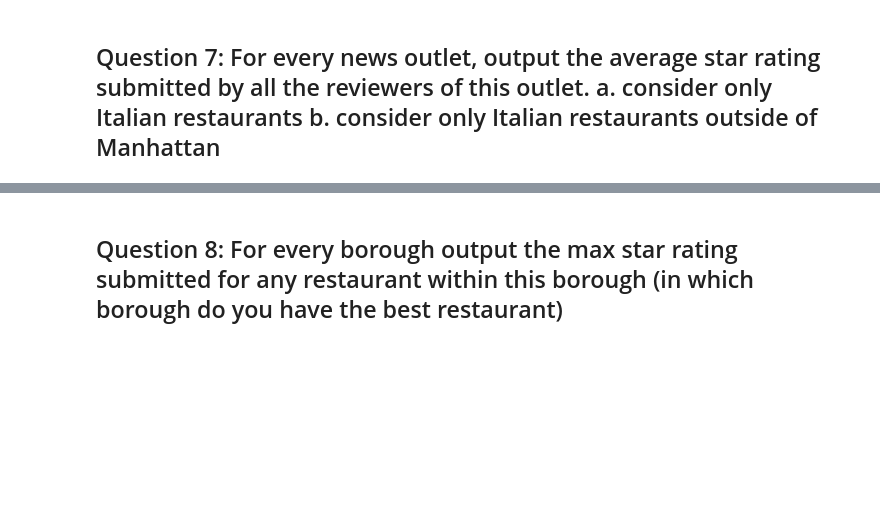
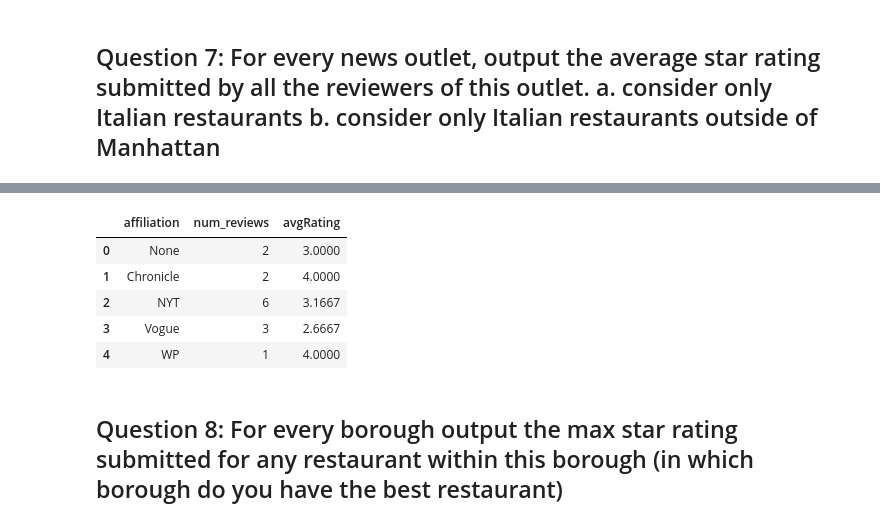
Before and after one commit to ipeirotis/introduction-to-databases, a Jupyter notebook: session5/practice_queries_join_and_aggregation_solutions.ipynb, the cells around one changed output, grey strips where cells are left out. Drawn from its saved outputs; the diff is of its cells as text; code cells hidden in the pictures; blank space fills up the shorter version.

```diff
--- a/session5/practice_queries_join_and_aggregation_solutions.ipynb
+++ b/session5/practice_queries_join_and_aggregation_solutions.ipynb
@@ -303,0 +325,8 @@ Query started at 05:03:00 PM UTC; Query executed in 0.01 m
+# %%
+%%read_sql
+SELECT C.affiliation, COUNT(*) AS num_reviews, AVG(starRating) AS avgRating
+FROM Critic C
+  INNER JOIN Rating R ON R.cID = C.cID
+GROUP BY C.affiliation
+ORDER BY C.affiliation
+# %% [output]
@@ -304,2 +334,8 @@ Query started at 05:03:00 PM UTC; Query executed in 0.01 m
+|  | affiliation | num_reviews | avgRating |
+| 0 | None | 2 | 3.0000 |
+| 1 | Chronicle | 2 | 4.0000 |
+| 2 | NYT | 6 | 3.1667 |
+| 3 | Vogue | 3 | 2.6667 |
+| 4 | WP | 1 | 4.0000 |
 # %% [markdown]
 ## Question 8: For every borough output the max star rating submitted for any restaurant within this borough (in which borough do you have the best restaurant)
```
Also changed, not shown: parts of 6 cells of this notebook.
